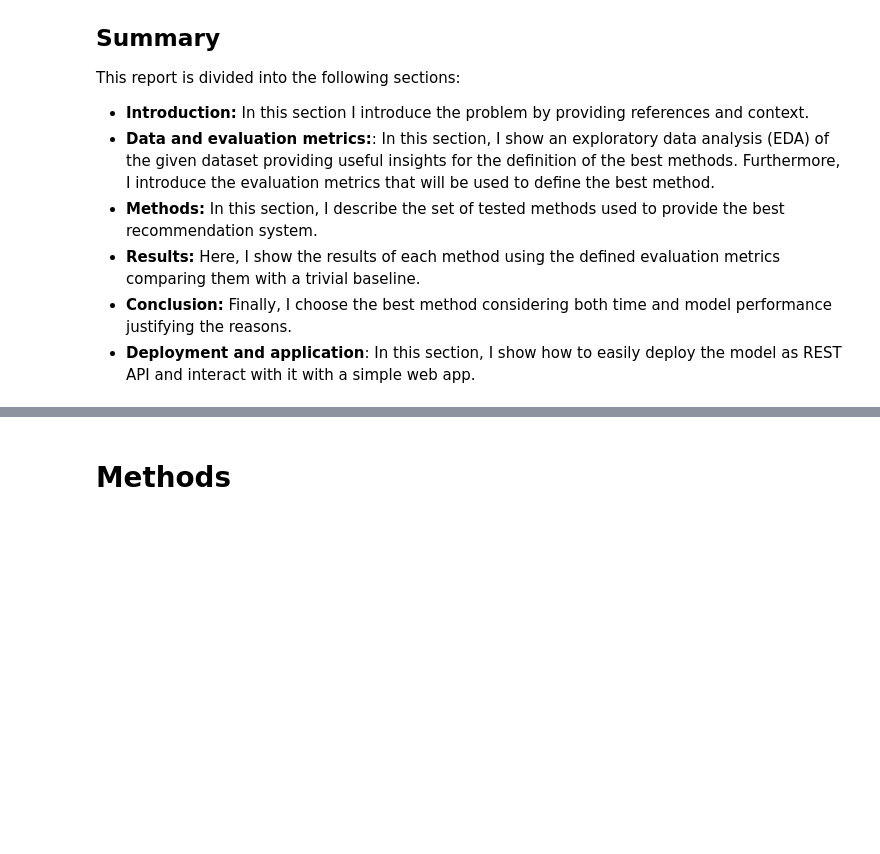
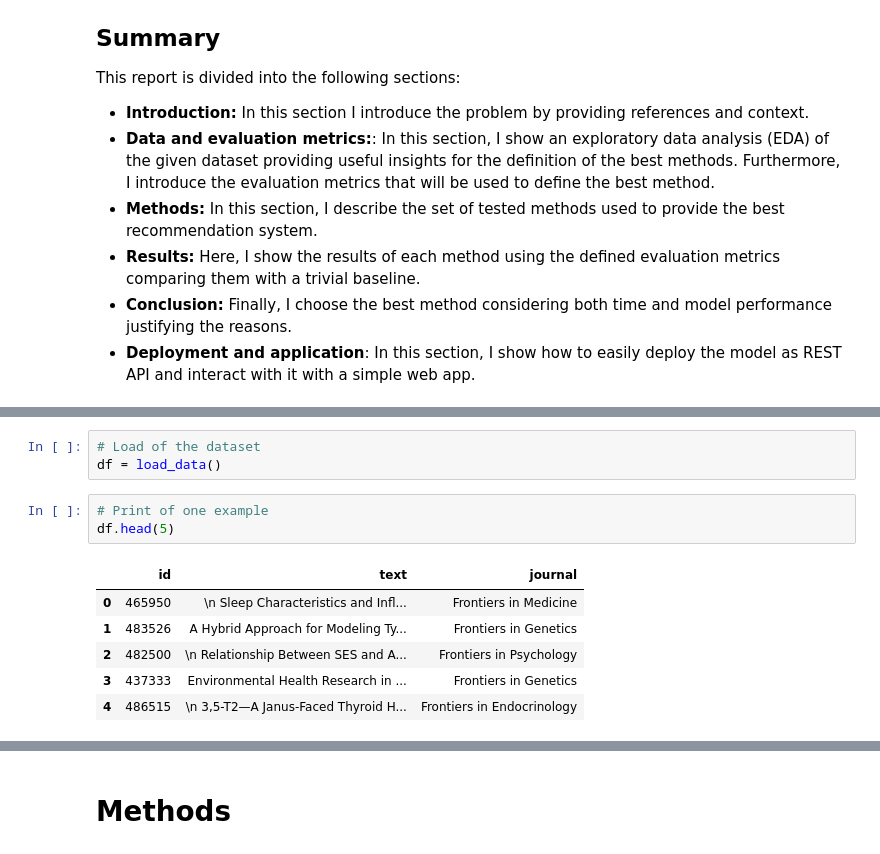
Before and after one commit to opertifelipe/frontiers, a Jupyter notebook: notebooks/Report.ipynb, the cells around one changed output, grey strips where cells are left out. Saved outputs shown, nothing was run; the diff lists cells and outputs as text; blank space fills up the shorter version.

```diff
--- a/notebooks/Report.ipynb
+++ b/notebooks/Report.ipynb
@@ -57,0 +120,13 @@ From the text defined before I tested several embedding stategies such as:
+# %%
+# Load of the dataset
+df = load_data()
+# %%
+# Print of one example
+df.head(5)
+# %% [output]
+|  | id | text | journal |
+| 0 | 465950 | \n Sleep Characteristics and Infl... | Frontiers in Medicine |
+| 1 | 483526 | A Hybrid Approach for Modeling Ty... | Frontiers in Genetics |
+| 2 | 482500 | \n Relationship Between SES and A... | Frontiers in Psychology |
+| 3 | 437333 | Environmental Health Research in ... | Frontiers in Genetics |
+| 4 | 486515 | \n 3,5-T2—A Janus-Faced Thyroid H... | Frontiers in Endocrinology |
```
Also changed, not shown: parts of 14 cells of this notebook, 5 other files.
